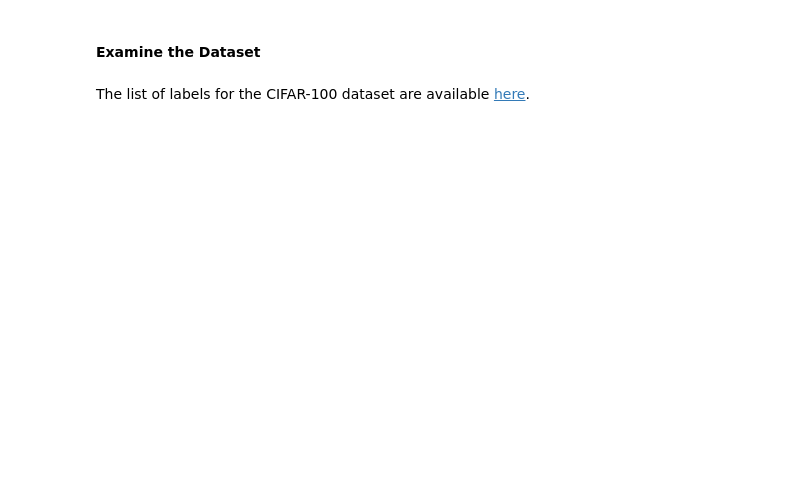
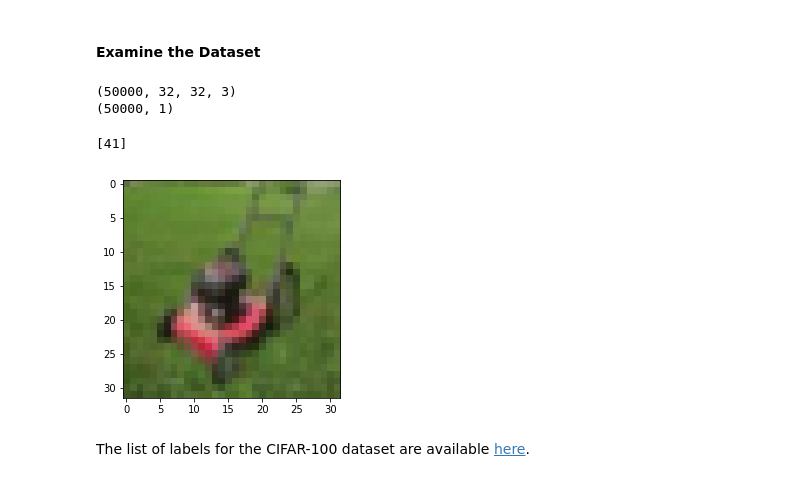
Before and after one commit to dennislamcv1/ICLT2, a Jupyter notebook: Customising your models with TensorFlow 2/Keras datasets.ipynb, the cells around one changed output. Cells and saved outputs as stored; diff of their text form; code cells hidden in the pictures; blank space fills up the shorter version.

```diff
--- a/Customising your models with TensorFlow 2/Keras datasets.ipynb
+++ b/Customising your models with TensorFlow 2/Keras datasets.ipynb
@@ -27,3 +27,4 @@ import matplotlib.pyplot as plt
 from tensorflow.keras.datasets import cifar100
 # %%
 # Load the CIFAR-100 dataset
+(train_images, train_labels), (test_images, test_labels) = cifar100.load_data(label_mode='fine')
@@ -30,11 +34,23 @@ from tensorflow.keras.datasets import cifar100
 # %%
 # Confirm that reloading the dataset does not require a download
+(train_images, train_labels), (test_images, test_labels) = cifar100.load_data(label_mode='fine')
 # %% [markdown]
 #### Examine the Dataset
 # %%
 # Examine the shape of the data.
+
+print(train_images.shape)
+print(train_labels.shape)
+# %% [output]
+(50000, 32, 32, 3)
+(50000, 1)
 # %%
 # Examine one of the images and its corresponding label
+plt.imshow(train_images[500])
+print(train_labels[500])
+# %% [output]
+[41]
+[figure, added]
 # %%
 # Load the list of labels from a JSON file
 
```
Also changed, not shown: parts of 100 cells of this notebook, 14 other files.
